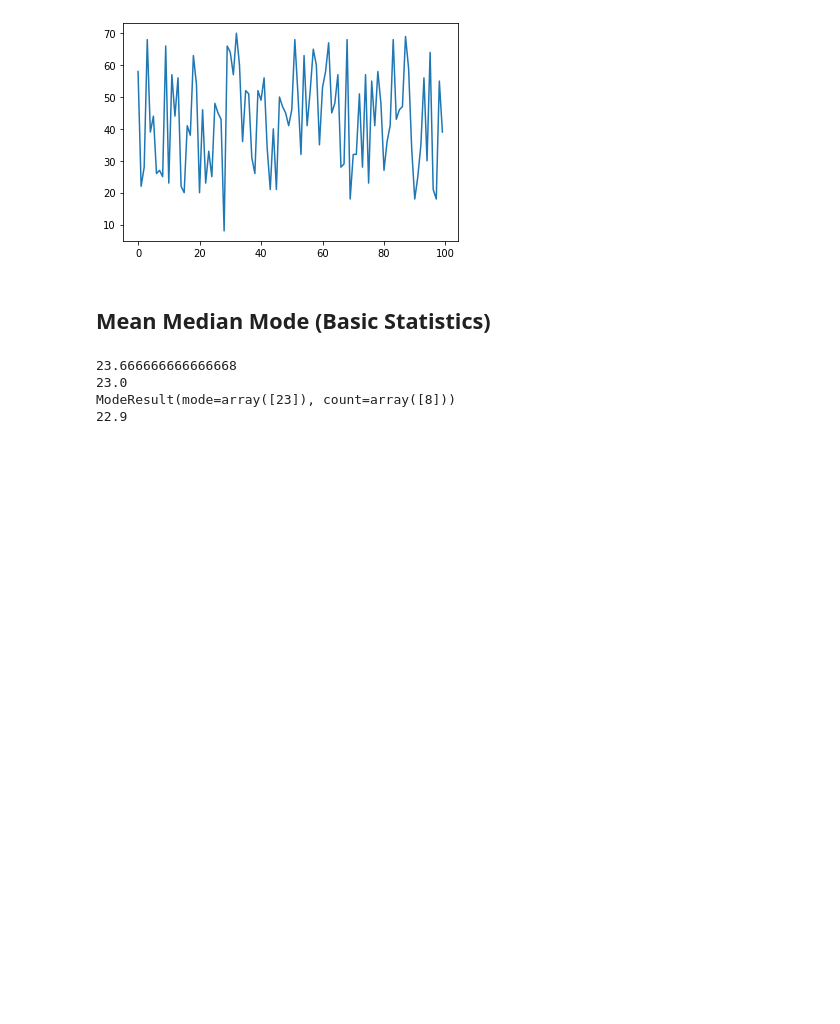
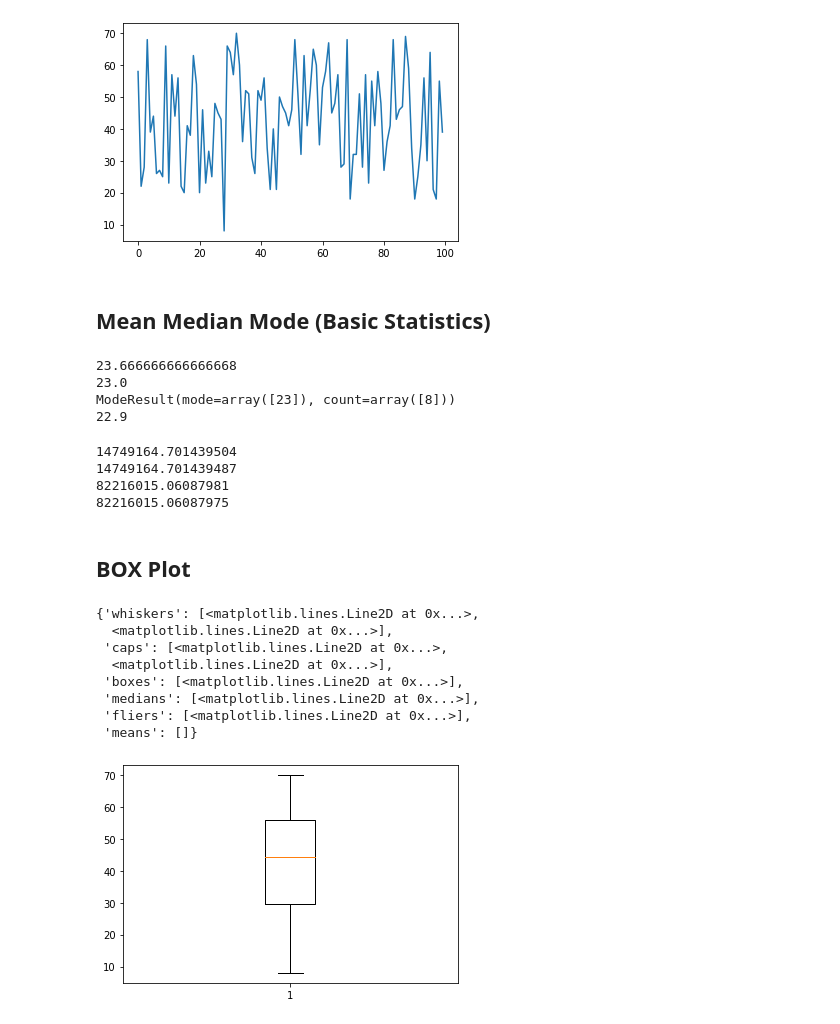
Before and after one commit to prd-dahal/Statistics, a Jupyter notebook: PL02 Brandon Foltz/Descriptive Statistics I.ipynb, the cells around one changed output. Drawn from its saved outputs; the diff is of its cells as text; code cells hidden in the pictures; blank space fills up the shorter version.

Commit message:
upto box plot and scatter plot

```diff
--- a/PL02 Brandon Foltz/Descriptive Statistics I.ipynb
+++ b/PL02 Brandon Foltz/Descriptive Statistics I.ipynb
@@ -128,3 +128,45 @@ print(stats.trim_mean(data,0.1))
 23.0
 ModeResult(mode=array([23]), count=array([8]))
 22.9
+# %%
+#standard deviation
+#using numpy
+# sd = np.std(data)
+# print(sd)
+
+def mean(x):
+    s = 0
+    for i in x:
+        s = s+i
+    return s/len(x)
+print(mean(data))
+print(np.mean(data))
+
+def standard_dev(x):
+    m = mean(x)
+    sd = 0
+    for i in x:
+        sd = sd + (i-m)**2
+    return np.sqrt(sd/len(x))
+
+print(standard_dev(data))
+print(np.std(data))
+# %% [output]
+14749164.701439504
+14749164.701439487
+82216015.06087981
+82216015.06087975
+# %% [markdown]
+## BOX Plot
+# %%
+plt.boxplot(ages)
+# %% [output]
+{'whiskers': [<matplotlib.lines.Line2D at 0x...>,
+  <matplotlib.lines.Line2D at 0x...>],
+ 'caps': [<matplotlib.lines.Line2D at 0x...>,
+  <matplotlib.lines.Line2D at 0x...>],
+ 'boxes': [<matplotlib.lines.Line2D at 0x...>],
+ 'medians': [<matplotlib.lines.Line2D at 0x...>],
+ 'fliers': [<matplotlib.lines.Line2D at 0x...>],
+ 'means': []}
+[figure, added]
```
Also changed, not shown: parts of 13 cells of this notebook, 1 other file.
